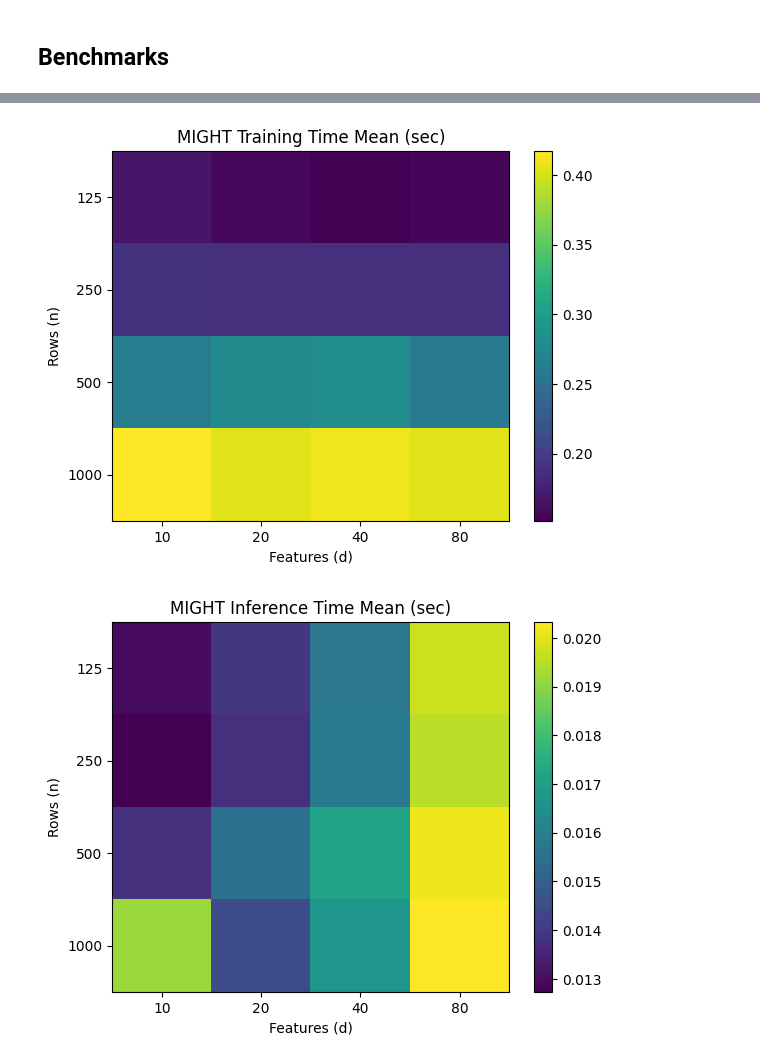
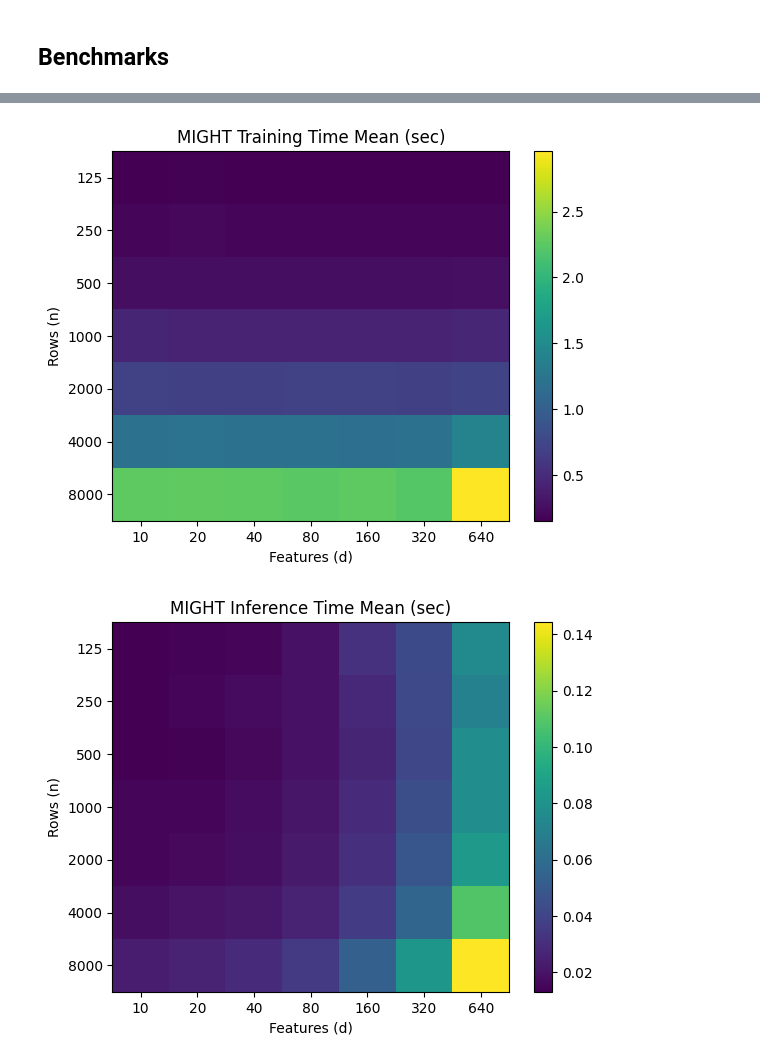
Before and after one commit to ariellubonja/ydf-scaling-experiments, a Jupyter notebook: might_wise1_example.ipynb, the cells around one changed output, grey strips where cells are left out. Drawn from its saved outputs; the diff is of its cells as text; code cells hidden in the pictures.

```diff
--- a/might_wise1_example.ipynb
+++ b/might_wise1_example.ipynb
@@ -660,7 +658,7 @@ def benchmark_might(n_vals, d_vals, repeats=7, random_state=42):
                 est = HonestForestClassifier(
                     n_estimators=50,
                     max_samples=1.0,
-                    max_features=0.3,
+                    max_features=0.3, # TODO Ariel what is this? We want this a fixed integer, not a ratio
                     bootstrap=True,
                     stratify=True,
                     n_jobs=-1,
@@ -722,8 +720,8 @@ def benchmark_might(n_vals, d_vals, repeats=7, random_state=42):
 
 if __name__ == "__main__":
     # Example grid
-    n_values = [125, 250, 500, 1000]
-    d_values = [10, 20, 40, 80]
+    n_values = [125, 250, 500, 1000, 2000, 4000, 8000]
+    d_values = [10, 20, 40, 80, 160, 320, 640]
 
     df_bench = benchmark_might(n_values, d_values, repeats=7, random_state=42)
 
@@ -790,2 +788,2 @@ if __name__ == "__main__":
-[figure, old version]
+[figure, new version]
-[figure, old version]
+[figure, new version]
```
Also changed, not shown: parts of 8 cells of this notebook, 3 other files.
